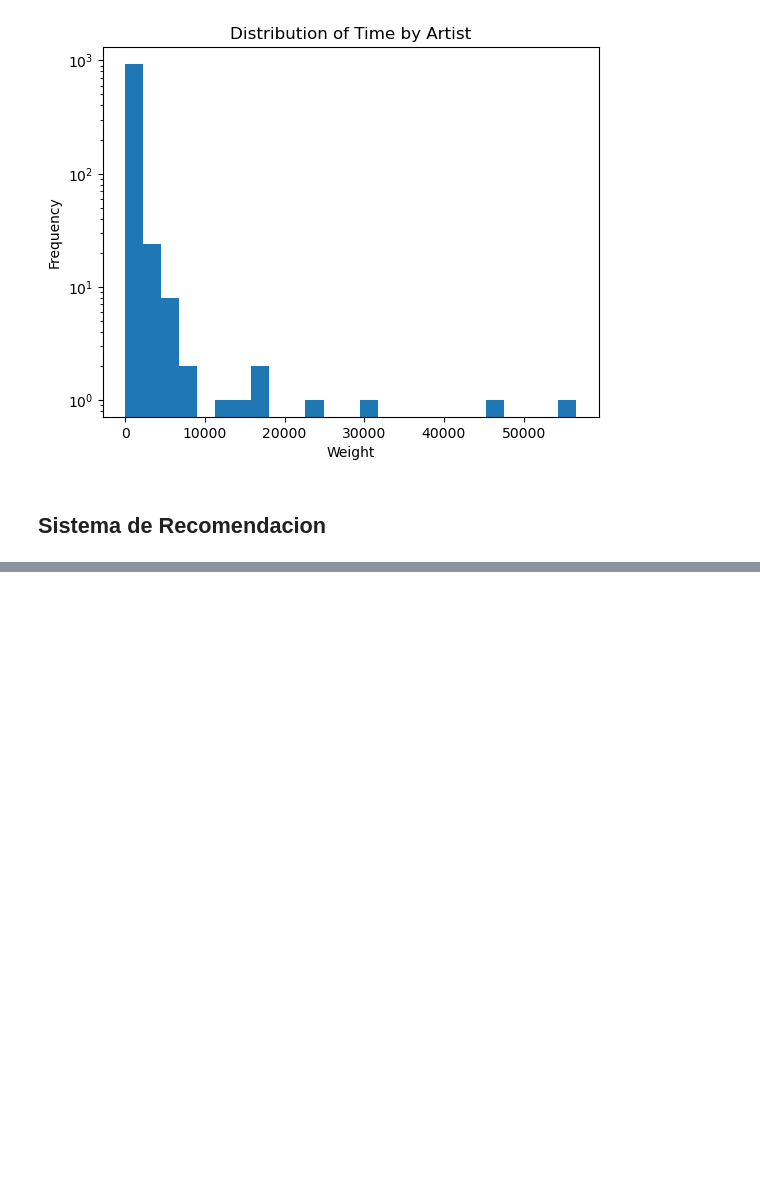
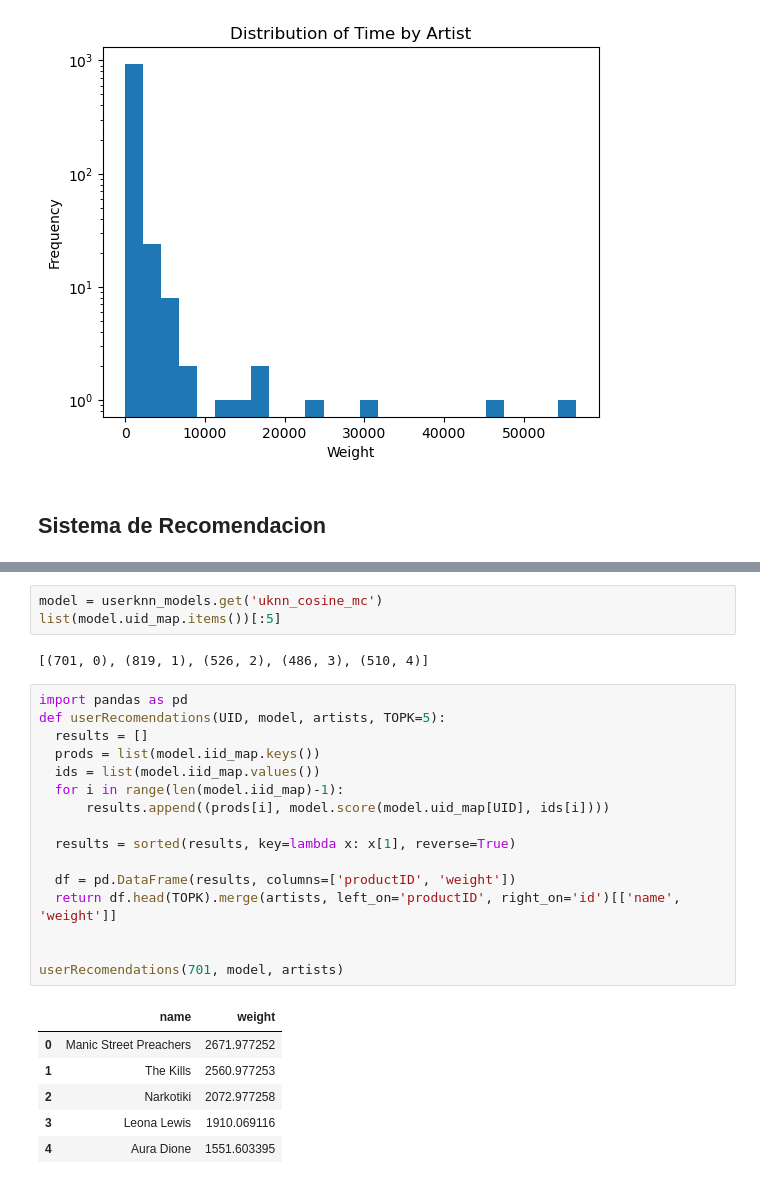
Before and after one commit to apardods/ml3-p2, a Jupyter notebook: ml3_project2.ipynb, the cells around one changed output, grey strips where cells are left out. Drawn from its saved outputs; the diff is of its cells as text; blank space fills up the shorter version.

```diff
--- a/ml3_project2.ipynb
+++ b/ml3_project2.ipynb
@@ -141,0 +204,28 @@ plt.show()
+# %%
+model = userknn_models.get('uknn_cosine_mc')
+list(model.uid_map.items())[:5]
+# %% [output]
+[(701, 0), (819, 1), (526, 2), (486, 3), (510, 4)]
+# %%
+import pandas as pd
+def userRecomendations(UID, model, artists, TOPK=5):
+  results = []
+  prods = list(model.iid_map.keys())
+  ids = list(model.iid_map.values())
+  for i in range(len(model.iid_map)-1):
+      results.append((prods[i], model.score(model.uid_map[UID], ids[i])))
+
+  results = sorted(results, key=lambda x: x[1], reverse=True)
+
+  df = pd.DataFrame(results, columns=['productID', 'weight'])
+  return df.head(TOPK).merge(artists, left_on='productID', right_on='id')[['name', 'weight']]
+
+
+userRecomendations(701, model, artists)
+# %% [output]
+|  | name | weight |
+| 0 | Manic Street Preachers | 2671.977252 |
+| 1 | The Kills | 2560.977253 |
+| 2 | Narkotiki | 2072.977258 |
+| 3 | Leona Lewis | 1910.069116 |
+| 4 | Aura Dione | 1551.603395 |
```
Also changed, not shown: parts of 4 cells of this notebook, 4 other files.
